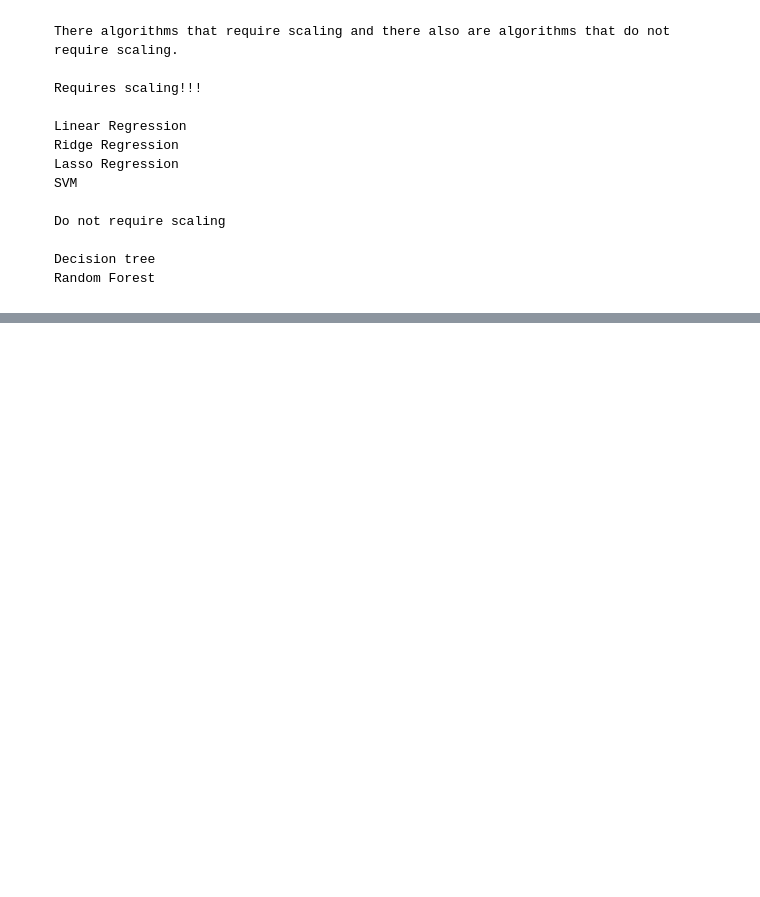
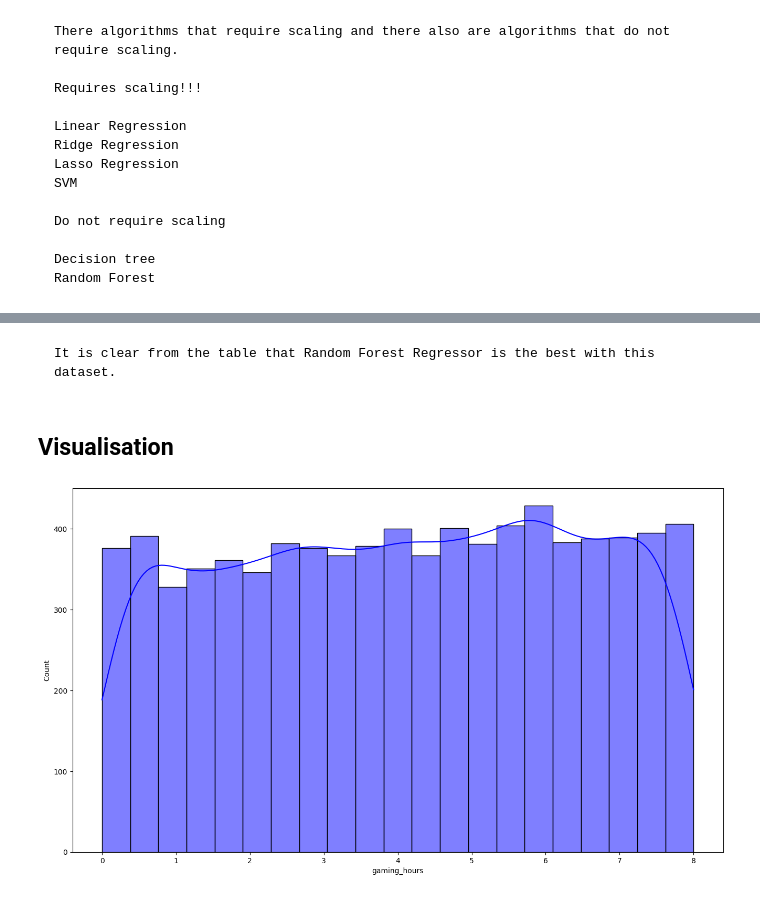
Before and after one commit to otabekrazzoqov/Machine-Learning-full-course-main, a Jupyter notebook: model_building_lesson_019/main/feature_engineering.ipynb, the cells around one changed output, grey strips where cells are left out. Saved outputs shown, nothing was run; the diff lists cells and outputs as text; code cells hidden in the pictures; blank space fills up the shorter version.

```diff
--- a/model_building_lesson_019/main/feature_engineering.ipynb
+++ b/model_building_lesson_019/main/feature_engineering.ipynb
@@ -124,0 +350,4 @@ df.to_csv(output_path, index=False)
+# %% [markdown]
+    It is clear from the table that Random Forest Regressor is the best with this dataset.
+# %% [markdown]
+## **Visualisation**
@@ -124,0 +358,6 @@ df.to_csv(output_path, index=False)
+# %%
+plt.figure(figsize=(16,9))
+sns.histplot(df["gaming_hours"],kde=True, color="blue")
+plt.show()
+# %% [output]
+[figure, added]
```
Also changed, not shown: parts of 34 cells of this notebook, 1 other file.
